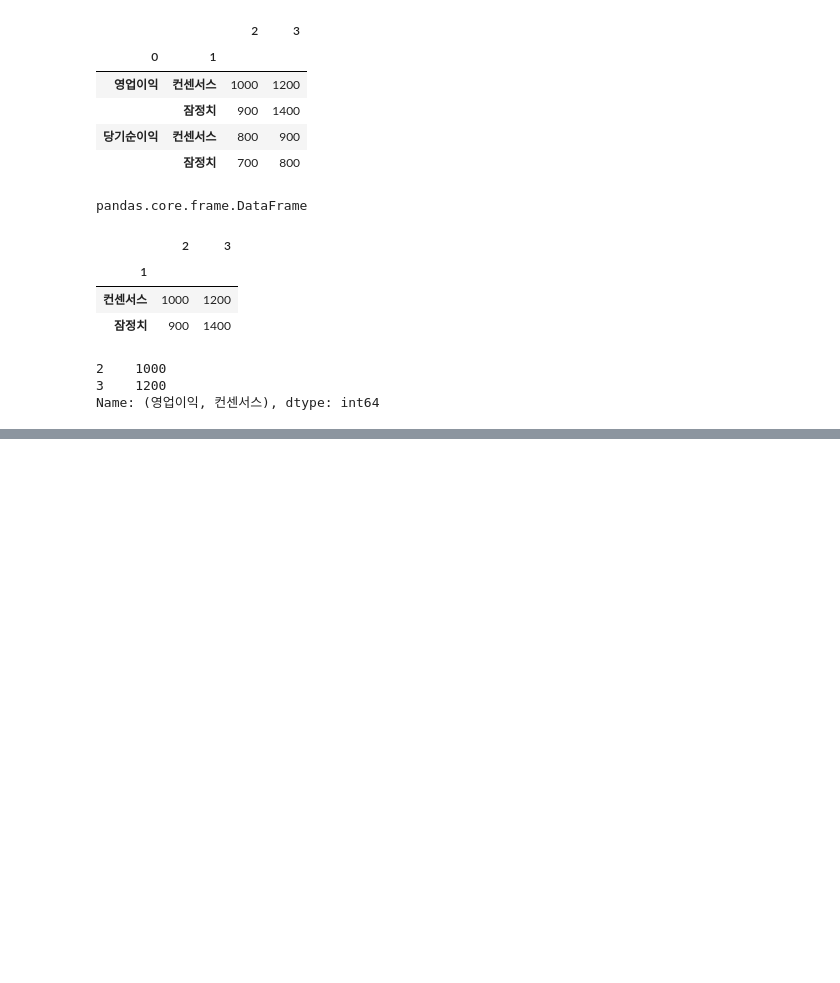
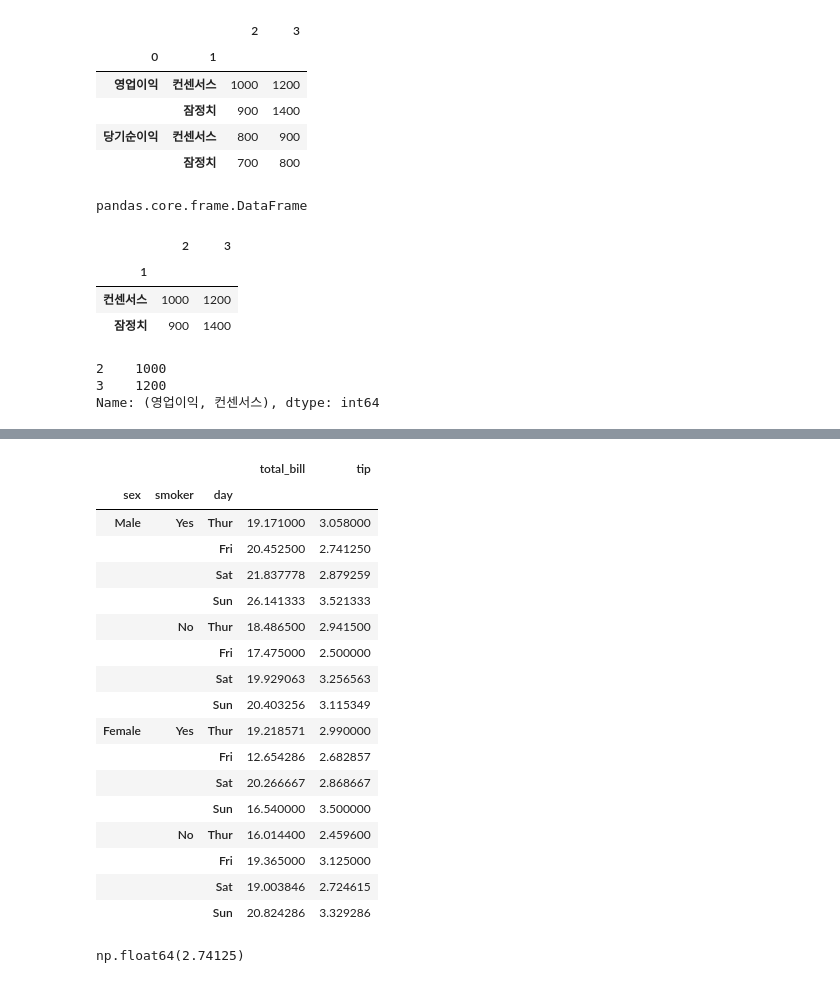
Before and after one commit to dsleslie/Archiving, a Jupyter notebook: 20241004/241004_lecture_2.ipynb, the cells around one changed output, grey strips where cells are left out. Saved outputs shown, nothing was run; the diff lists cells and outputs as text; code cells hidden in the pictures; blank space fills up the shorter version.

```diff
--- a/20241004/241004_lecture_2.ipynb
+++ b/20241004/241004_lecture_2.ipynb
@@ -155,0 +187,27 @@ Name: (영업이익, 컨센서스), dtype: int64
+# %%
+tips.groupby(['sex','smoker','day'])[['total_bill', 'tip']].mean()
+# %% [output]
+|  |  |  | total_bill | tip |
+| sex | smoker | day |  |  |
+| Male | Yes | Thur | 19.171000 | 3.058000 |
+|  |  | Fri | 20.452500 | 2.741250 |
+|  |  | Sat | 21.837778 | 2.879259 |
+|  |  | Sun | 26.141333 | 3.521333 |
+|  | No | Thur | 18.486500 | 2.941500 |
+|  |  | Fri | 17.475000 | 2.500000 |
+|  |  | Sat | 19.929063 | 3.256563 |
+|  |  | Sun | 20.403256 | 3.115349 |
+| Female | Yes | Thur | 19.218571 | 2.990000 |
+|  |  | Fri | 12.654286 | 2.682857 |
+|  |  | Sat | 20.266667 | 2.868667 |
+|  |  | Sun | 16.540000 | 3.500000 |
+|  | No | Thur | 16.014400 | 2.459600 |
+|  |  | Fri | 19.365000 | 3.125000 |
+|  |  | Sat | 19.003846 | 2.724615 |
+|  |  | Sun | 20.824286 | 3.329286 |
+# %%
+# multi index 접근하기
+result = tips.groupby(['sex','smoker','day'])[['total_bill', 'tip']].mean()
+result.loc[('Male','Yes','Fri'), :][1]
+# %% [output]
+np.float64(2.74125)
```
Also changed, not shown: parts of 11 cells of this notebook.
